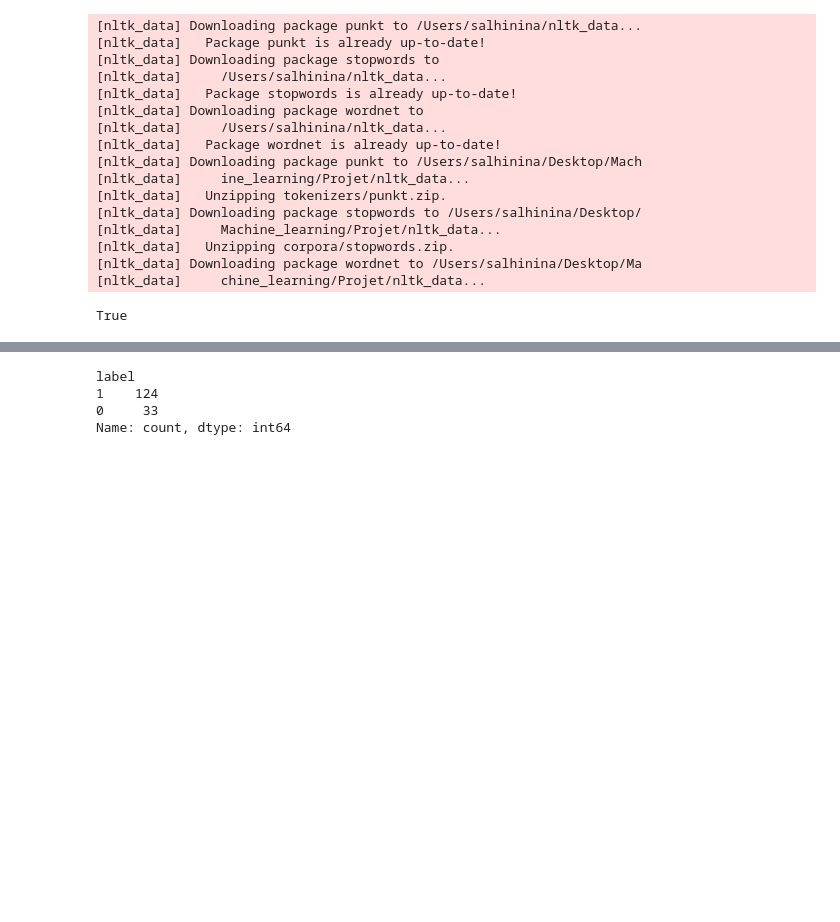
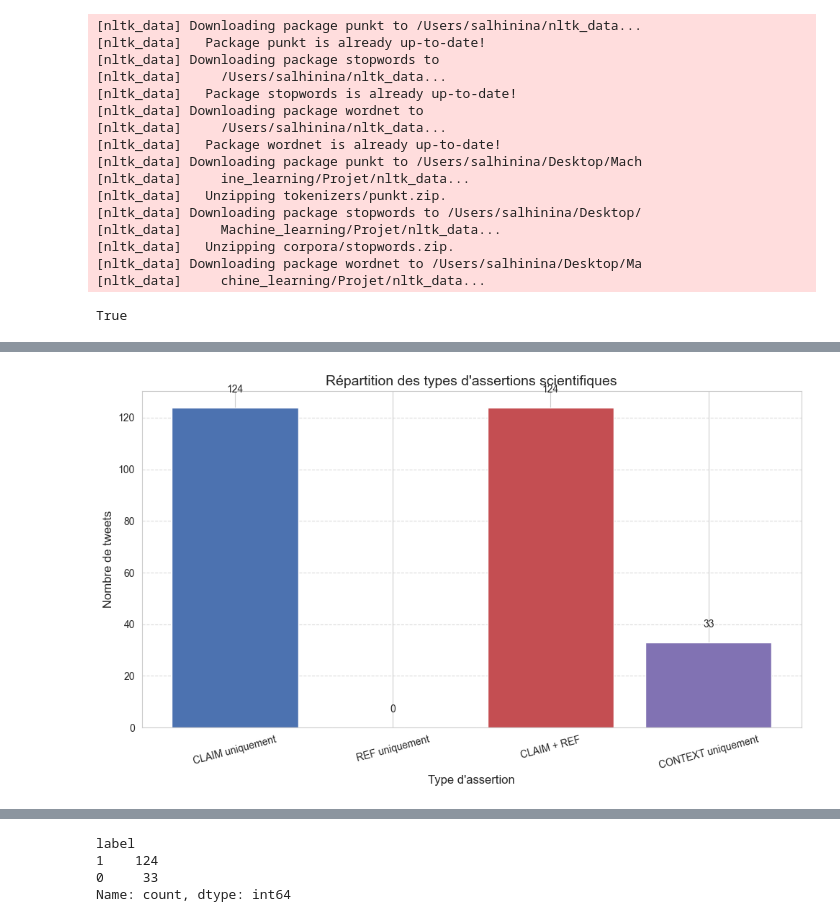
Before and after one commit to NinaShine/Machine_learning, a Jupyter notebook: Projet/test-CLAIM-REFvsCONTEXT.ipynb, the cells around one changed output, grey strips where cells are left out. Saved outputs shown, nothing was run; the diff lists cells and outputs as text; code cells hidden in the pictures; blank space fills up the shorter version.

```diff
--- a/Projet/test-CLAIM-REFvsCONTEXT.ipynb
+++ b/Projet/test-CLAIM-REFvsCONTEXT.ipynb
@@ -82,13 +84,63 @@ display (df.head())
 #----Analyse du jeu de données – partie scientifique uniquement--------
 #------------------------------
 # %%
-# Filtrer uniquement les tweets "scientifiques"
+# 3. Filtrer les lignes scientifiques
 df_sci = df[df["science_related"] == 1]
+print("Nombre de lignes scientifiques :", len(df_sci))
 
+# 4. Détailler les sous-catégories parmi les scientifiques
 
-# Afficher la répartition des sous-labels
-print(df_sci)
-print("CLAIM :", df_sci["scientific_claim"].sum())
-print("REF   :", df_sci["scientific_reference"].sum())
-print("CONTEXT :", df_sci["scientific_context"].sum())
+# a. CLAIM uniquement
+claim_only = df_sci[(df_sci["scientific_claim"] == 1.0) &
+                    (df_sci["scientific_reference"] == 0.0) &
+                    (df_sci["scientific_context"] == 0.0)]
+
+# b. REF uniquement
+ref_only = df_sci[(df_sci["scientific_reference"] == 1.0) &
+                  (df_sci["scientific_claim"] == 0.0) &
+                  (df_sci["scientific_context"] == 0.0)]
+
+# c. CLAIM + REF
+claim_ref = df_sci[(df_sci["scientific_claim"] == 1.0) &
+                   (df_sci["scientific_reference"] == 1.0)]
+
+# d. CONTEXT uniquement
+context_only = df_sci[(df_sci["scientific_context"] == 1.0) &
+                      (df_sci["scientific_claim"] == 0.0) &
+                      (df_sci["scientific_reference"] == 0.0)]
+
+# 5. Afficher les résultats
+print("\nOccurrences parmi les scientifiques :")
+print("- CLAIM uniquement :", len(claim_only))
+print("- REF uniquement :", len(ref_only))
+print("- CLAIM + REF :", len(claim_ref))
+print("- CONTEXT uniquement :", len(context_only))
+
+# 4. Création du dictionnaire de comptage
+counts = {
+    "CLAIM uniquement": len(claim_only),
+    "REF uniquement": len(ref_only),
+    "CLAIM + REF": len(claim_ref),
+    "CONTEXT uniquement": len(context_only)
+}
+
+# 5. Création du DataFrame pour affichage
+df_counts = pd.DataFrame(list(counts.items()), columns=["Catégorie", "Nombre"])
+
+# 6. Affichage graphique
+plt.figure(figsize=(10,6))
+bars = plt.bar(df_counts["Catégorie"], df_counts["Nombre"], color=["#4C72B0", "#55A868", "#C44E52", "#8172B3"])
+plt.title("Répartition des types d'assertions scientifiques", fontsize=14)
+plt.xlabel("Type d'assertion", fontsize=12)
+plt.ylabel("Nombre de tweets", fontsize=12)
+plt.xticks(rotation=15)
+plt.grid(axis='y', linestyle='--', alpha=0.7)
+
+# 7. Afficher les valeurs sur les barres
+for bar in bars:
+    yval = bar.get_height()
+    plt.text(bar.get_x() + bar.get_width()/2, yval + 5, int(yval), ha='center', va='bottom', fontsize=10)
+
+plt.tight_layout()
+plt.show()
 # %% [output]
@@ -111,0 +154 @@ CONTEXT : 251.0
+[figure, added]
```
Also changed, not shown: parts of 7 cells of this notebook, 1 other file.
